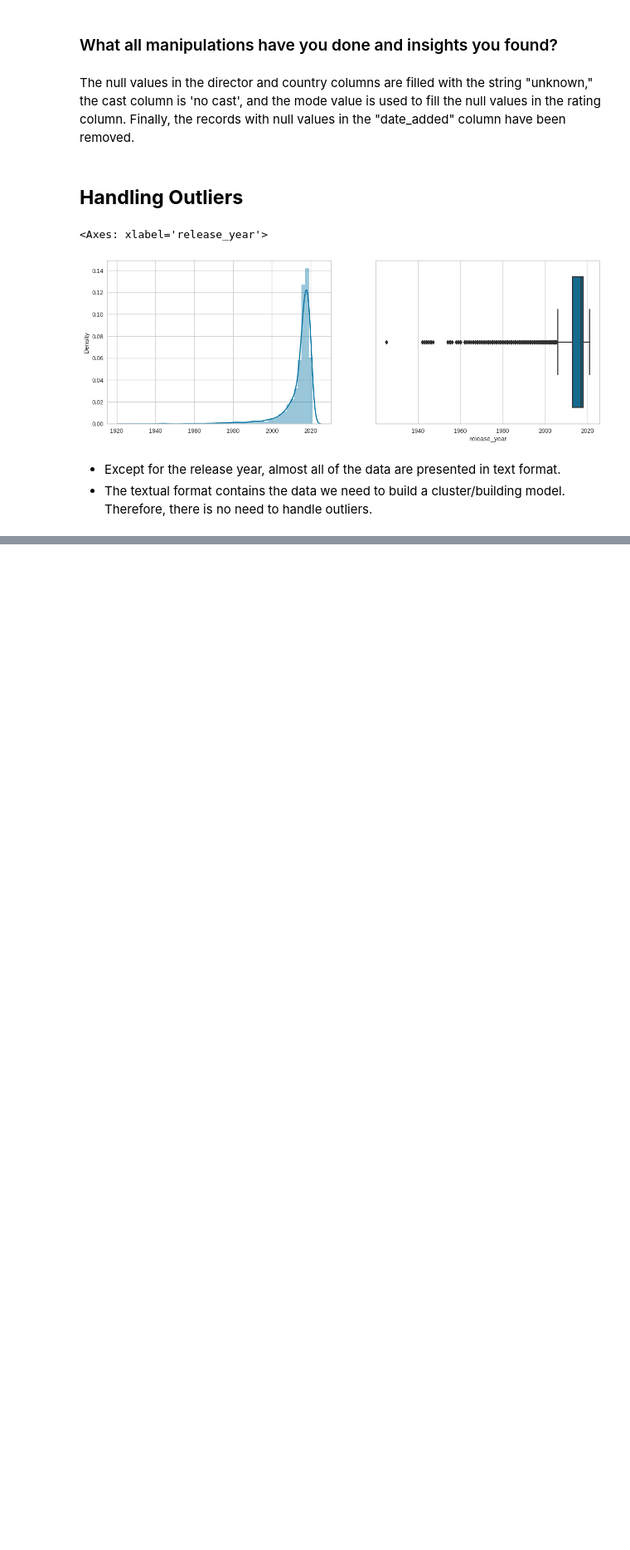
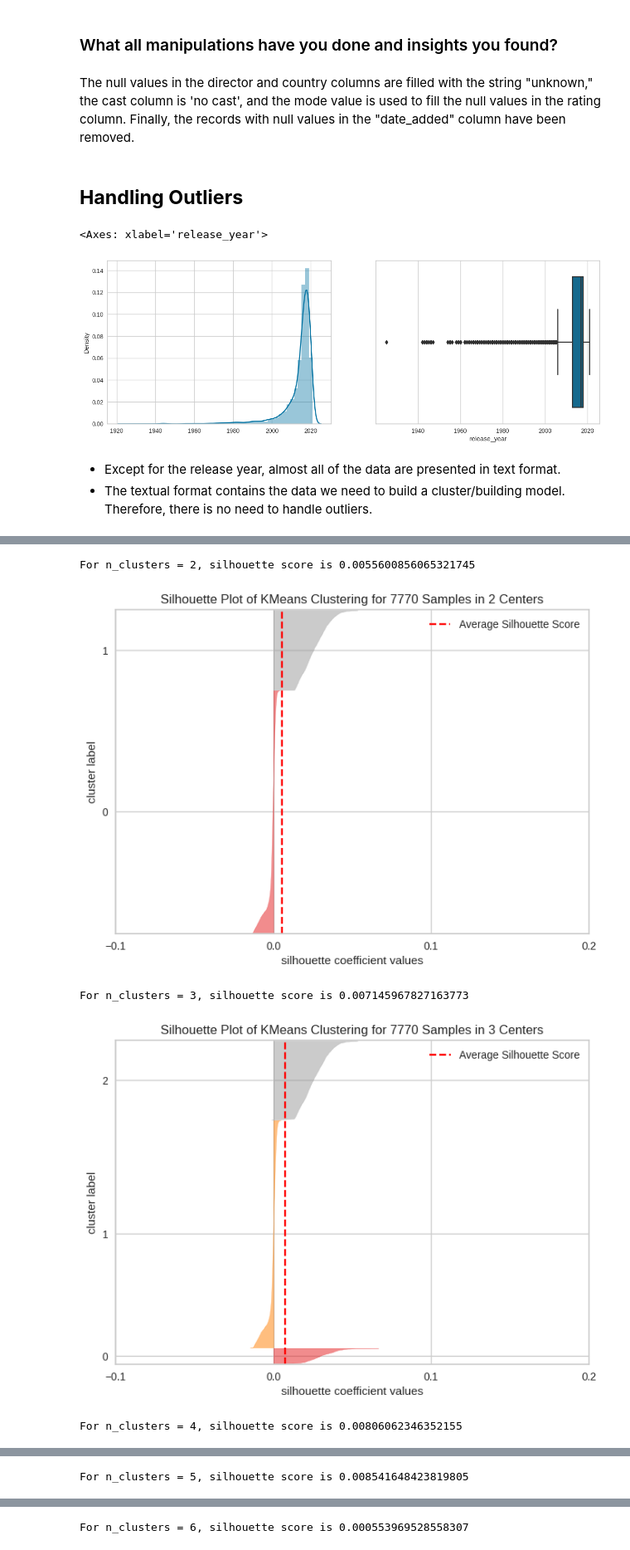
Before and after one commit to swapnalishamrao/Unsupervised_ML_Clustering_Project, a Jupyter notebook: Netflix_Movies_and_Tv_Shows_Clustering.ipynb, the cells around one changed output, grey strips where cells are left out. Shown at 83% size. Cells and saved outputs as stored; diff of their text form; code cells hidden in the pictures; blank space fills up the shorter version.

```diff
--- a/Netflix_Movies_and_Tv_Shows_Clustering.ipynb
+++ b/Netflix_Movies_and_Tv_Shows_Clustering.ipynb
@@ -886,0 +1331,24 @@ sns.boxplot(x=df['release_year'], data=df, ax=ax[1])
+# %%
+#Displaying Silhouette plot for k means clustering
+def silhouette_score_analysis(n):
+
+  for n_clusters in range(2,n):
+      km = KMeans (n_clusters=n_clusters, random_state=5)
+      y_predicts = km.fit_predict(X)
+      centers = km.cluster_centers_
+
+      score = silhouette_score(X, y_predicts, metric='euclidean')
+      print ("For n_clusters = {}, silhouette score is {}".format(n_clusters, score))
+
+      visualizer = SilhouetteVisualizer(km)
+
+      visualizer.fit(X)
+      visualizer.poof()
+# %%
+silhouette_score_analysis(22)
+# %% [output]
+For n_clusters = 2, silhouette score is 0.0055600856065321745
+[figure, added]
+For n_clusters = 3, silhouette score is 0.007145967827163773
+[figure, added]
+For n_clusters = 4, silhouette score is 0.00806062346352155
@@ -886,0 +1356 @@ sns.boxplot(x=df['release_year'], data=df, ax=ax[1])
+For n_clusters = 5, silhouette score is 0.008541648423819805
@@ -886,0 +1358 @@ sns.boxplot(x=df['release_year'], data=df, ax=ax[1])
+For n_clusters = 6, silhouette score is 0.000553969528558307
```
Also changed, not shown: parts of 132 cells of this notebook.
